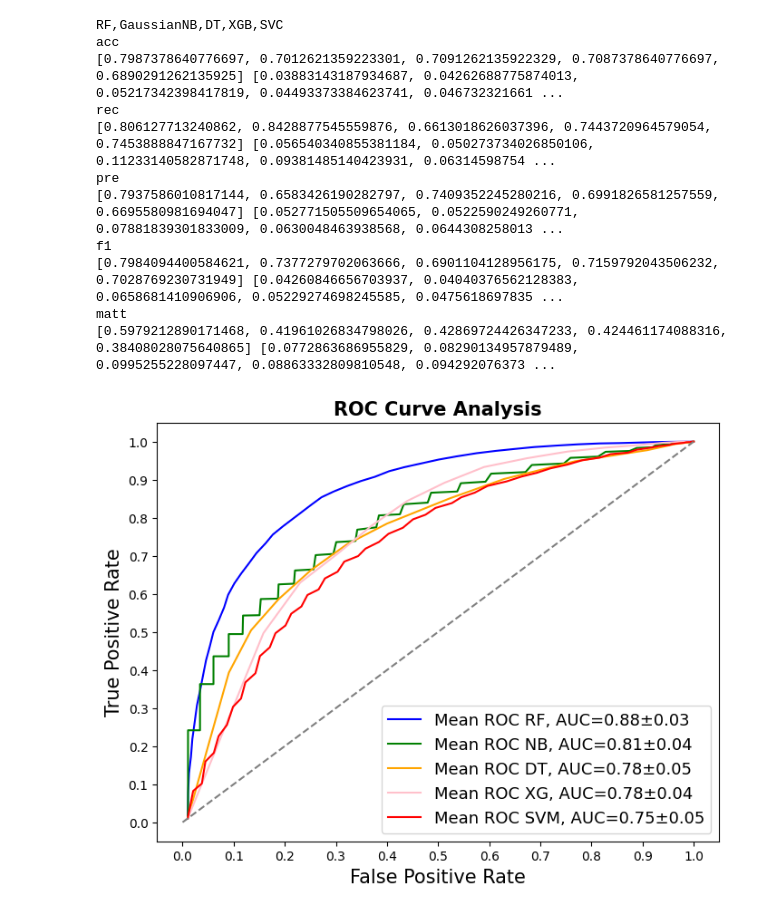
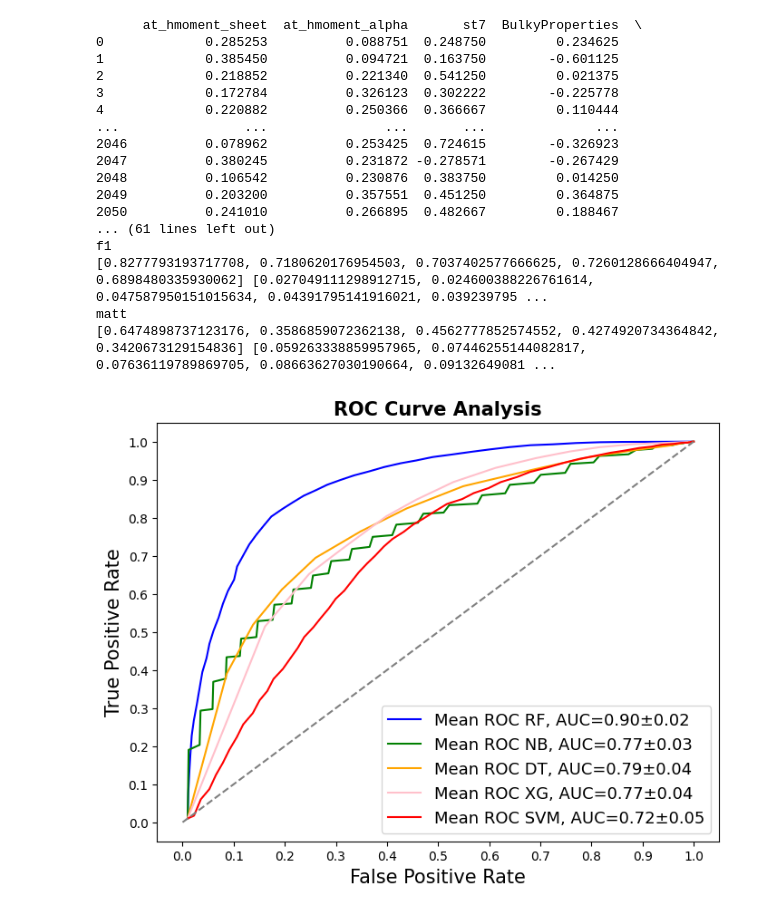
Before and after one commit to cparejabarrueto/epitopes, a Jupyter notebook: Epitopes-Article.ipynb, the cells around one changed output. Saved outputs shown, nothing was run; the diff lists cells and outputs as text; code cells hidden in the pictures.

```diff
--- a/Epitopes-Article.ipynb
+++ b/Epitopes-Article.ipynb
@@ -28,9 +28,6 @@ classifiers = [RandomForestClassifier(random_state=123),
                DecisionTreeClassifier(random_state=123,min_samples_split=100),
                xgb.XGBClassifier(n_estimators=2, max_depth=2, learning_rate=1, objective='binary:logistic'),
                SVC(random_state=123, probability=True)]
-#RF,GaussianNB,DT,XGB,SVC
-
-#TABLA RESULTADOS SOBRE MATRIZ DE CONFUSION Y CURVA ROC
 result_table = pd.DataFrame(columns=['classifiers','fpr','tpr','auc'])
 
 graph_acc=[]
@@ -51,9 +48,10 @@ print(df_ref)
 X=df_ref[feature_cols]
 Y=df_ref.Class
 X_p=preprocessing.normalize(X)
-print(df_ref.iloc[np.random.random_integers(256,2050,256),0:74])
-df2=df_ref.iloc[np.random.random_integers(256,2050,256),0:74]
-df3=df_ref.iloc[0:256,0:74]
+df2=df_ref.iloc[np.random.random_integers(256,2050,257),0:74]
+#size for positive and negative samples is 257
+df2.to_csv('source_nonEpiRef.csv', index=True)
+df3=df_ref.iloc[0:257,0:74]
 frames = [df3, df2]
 df4=pd.concat(frames)
 Xrandom=df4[feature_cols]
@@ -1330,7 +1265,4 @@ matt
 # %%
 ##merge
-fc_merge=['at_hmoment_sheet', 'at_hmoment_alpha', 'st7', 'BulkyProperties', 'SideChainSize',
-'ExtendedStructurePreference', 'ElectronicProperties', 'st2', 'PorcAromatic',
-'at_pi','PorcPolar', 'z2', 'Blosum8', 'at_index', 'z3', 'LocalFlexibility', 'Blosum3',
-'t1', 'Blosum2','t2', 'at_charge', 'PorcAromatic', 'PorcBasic', 'PorcSmall','z5',
-'pKC','AlphaAndTurnPropensities', 'HelixBendPreference', 'st3', 'PorcTiny', 'PorcCharged']
+fc_merge=['at_hmoment_sheet', 'at_hmoment_alpha', 'st7', 'BulkyProperties','ExtendedStructurePreference', 'PorcAromatic', 'SideChainSize', 'Blosum6', 'at_pi', 'LocalFlexibility', 'ElectronicProperties', 'st2', 'at_index','Blosum8', 'PorcPolar', 'z2', 'Blosum2', 'z3', 'Blosum10', 'Blosum4','PorcBasic', 'AlphaAndTurnPropensities', 'Blosum7','t5', 't1', 'HelixBendPreference', 'st3','Blosum5', 'at_charge', 'PorcSmall', 'st1', 'Blosum1']
+print(fc_merge)
@@ -1343,35 +1277,37 @@ Acc = [];Rec = [];Pre = [];acc = [];rec = [];pre = [];acc_std = [];rec_std = [];
 Std = [];Mean = [];Fpr = [];Tpr = [];Auc = [];Auc2 = [];Auc3 = []
 mean_tpr=[]; W_range = range(0, 100)
 
-
 X=df_ref[fc_merge]
+print(X)
 Y=df_ref.Class
 X_p=preprocessing.normalize(X)
-#print(df_ref.iloc[np.random.random_integers(256,2050,256),0:74])
-df2=df_ref.iloc[np.random.random_integers(256,2050,256),0:74]
-df3=df_ref.iloc[0:256,0:74]
-frames = [df3, df2]
-df4=pd.concat(frames)
-Xrandom=df4[feature_cols]
-#print(Xrandom)
-Yrandom=df4.Class
-#print(Yrandom)
 X_prandom=preprocessing.normalize(Xrandom)
 
 for cls in classifiers: #BUCLE PARA CADA ALGORITMO CLASIFICADOR, RANDOM FOREST
-    #print(cls)
+    count=count+1
+    if count == 1:
+        name = "RF"
+    if count == 2:
+        name = "NB"
+    if count == 3:
+        name = "DT"
+    if count == 4:
+        name = "SVM"
+    if count ==5:
+        name = "XG"
     for i in W_range:   #BUCLE DE 100 REPETICIONES
         fpr_all=[]      #SETEAR VARIABLES, LISTAS VACÍAS PARA MATRIZ DE COSTO
         tpr_all=[]
-        df2=df_ref.iloc[np.random.random_integers(256,2050,256),0:74]  #SELECCION DE EJEMPLOS NEGATIVOS
-        df3=df_ref.iloc[0:255,0:74] #EJEMPLOS POSITIVOS
+        df2=df_ref.iloc[np.random.random_integers(256,2050,257),0:74]  #SELECCION DE EJEMPLOS NEGATIVOS
+        df2.to_csv('source_nonEpiPaper_'+str(name)+'_'+str(i)+'_merge.csv', index=True)
+        df3=df_ref.iloc[0:257,0:74] #EJEMPLOS POSITIVOS
         frames = [df3, df2]
         df4=pd.concat(frames)
         X_r=df4[fc_merge]    #SELECCION DE LOS DESCRIPTORES ELEGIDOS
         Y_r=df4.Class
         Y_r.value_counts()
         X_rn=preprocessing.normalize(X_r)          #ESCALAR VALORES DE DESCRIPTORS
-        X_train, X_test, y_train, y_test = train_test_split(X_rn,Y_r, test_size=0.20) #DIVIDIR SET DE DATOS EN ENTRENAMIENTO Y PRUEBA
+        X_train, X_test, y_train, y_test = train_test_split(X_rn,Y_r, test_size=0.20,random_state=123) #DIVIDIR SET DE DATOS EN ENTRENAMIENTO Y PRUEBA
         model = cls.fit(X_train, y_train)          #CONSTRUIR MODELO
         y_pred = model.predict_proba(X_test)[::,1] #PREDECIR VALORES PARA EL TEST
         fpr, tpr, _ = roc_curve(y_test,y_pred)     #IDENTIFICAR FALSOS Y VERDADEROS POSITIVOS PARA CONTRUIR CURVA ROC
@@ -1604,40 +1540,46 @@ for elemento in tpr_xg:            # lista de largo 100 y de 83 valores c/u, hay
     for elemento2 in elemento:    # 84
         if col < 2000: #columnas
             matrix[col][fila]=elemento2
         col=col+1     # hasta el 83 #   nuevalista.append(elemento2) #  print(nuevalista)
     fila=fila+1
 mean_tpr_xg = np.mean(matrix,axis=1)
 std_tpr_xg = np.std(matrix,axis=1)
 
 
 plt.figure(figsize=(8,6))
 clasif = ["RF","NB","DT","XG","SVM"]
 #RF,GaussianNB,DT,XGB,SVC
 plt.plot(mean_fpr_rf, mean_tpr_rf, color='blue', label="Mean ROC {}, AUC={:.2f}±{:.2f}".format(clasif[0], Auc2[0],Auc3[0]))
 plt.plot(mean_fpr_nb, mean_tpr_nb, color='green', label="Mean ROC {}, AUC={:.2f}±{:.2f}".format(clasif[1], Auc2[1],Auc3[1]))
 plt.plot(mean_fpr_dt, mean_tpr_dt, color='orange', label="Mean ROC {}, AUC={:.2f}±{:.2f}".format(clasif[2], Auc2[2],Auc3[2]))
 plt.plot(mean_fpr_xg, mean_tpr_xg, color='pink', label="Mean ROC {}, AUC={:.2f}±{:.2f}".format(clasif[3], Auc2[3],Auc3[3]))
 plt.plot(mean_fpr_svm, mean_tpr_svm, color='red', label="Mean ROC {}, AUC={:.2f}±{:.2f}".format(clasif[4], Auc2[4],Auc3[4]))
 plt.plot([0,1], [0,1], color='grey', linestyle='--')
 plt.xticks(np.arange(0.0, 1.1, step=0.1))
 plt.xlabel("False Positive Rate", fontsize=15)
 plt.yticks(np.arange(0.0, 1.1, step=0.1))
 plt.ylabel("True Positive Rate", fontsize=15)
 plt.title('ROC Curve Analysis', fontweight='bold', fontsize=15)
 plt.legend(prop={'size':13}, loc='lower right')
 result_table.set_index('classifiers', inplace=True)
 plt.savefig('ROCcurve_3_mix.png')
 plt.show()
 # %% [output]
-RF,GaussianNB,DT,XGB,SVC
-acc
-[0.7987378640776697, 0.7012621359223301, 0.7091262135922329, 0.7087378640776697, 0.6890291262135925] [0.03883143187934687, 0.04262688775874013, 0.05217342398417819, 0.04493373384623741, 0.046732321661 ...
-rec
-[0.806127713240862, 0.8428877545559876, 0.6613018626037396, 0.7443720964579054, 0.7453888847167732] [0.056540340855381184, 0.050273734026850106, 0.11233140582871748, 0.09381485140423931, 0.06314598754 ...
-pre
-[0.7937586010817144, 0.6583426190282797, 0.7409352245280216, 0.6991826581257559, 0.6695580981694047] [0.052771505509654065, 0.0522590249260771, 0.07881839301833009, 0.0630048463938568, 0.0644308258013 ...
+      at_hmoment_sheet  at_hmoment_alpha       st7  BulkyProperties  \
+0             0.285253          0.088751  0.248750         0.234625
+1             0.385450          0.094721  0.163750        -0.601125
+2             0.218852          0.221340  0.541250         0.021375
+3             0.172784          0.326123  0.302222        -0.225778
+4             0.220882          0.250366  0.366667         0.110444
+...                ...               ...       ...              ...
+2046          0.078962          0.253425  0.724615        -0.326923
+2047          0.380245          0.231872 -0.278571        -0.267429
+2048          0.106542          0.230876  0.383750         0.014250
+2049          0.203200          0.357551  0.451250         0.364875
+2050          0.241010          0.266895  0.482667         0.188467
+... (61 lines left out)
 f1
-[0.7984094400584621, 0.7377279702063666, 0.6901104128956175, 0.7159792043506232, 0.7028769230731949] [0.04260846656703937, 0.04040376562128383, 0.0658681410906906, 0.05229274698245585, 0.0475618697835 ...
+[0.8277793193717708, 0.7180620176954503, 0.7037402577666625, 0.7260128666404947, 0.6898480335930062] [0.027049111298912715, 0.024600388226761614, 0.047587950151015634, 0.04391795141916021, 0.039239795 ...
 matt
-[0.5979212890171468, 0.41961026834798026, 0.42869724426347233, 0.424461174088316, 0.38408028075640865] [0.0772863686955829, 0.08290134957879489, 0.0995255228097447, 0.08863332809810548, 0.094292076373 ...
+[0.6474898737123176, 0.3586859072362138, 0.4562777852574552, 0.4274920734364842, 0.3420673129154836] [0.059263338859957965, 0.07446255144082817, 0.07636119789869705, 0.08663627030190664, 0.09132649081 ...
-[figure, old version]
+[figure, new version]
```
Also changed, not shown: parts of 21 cells of this notebook, 1 other file.
